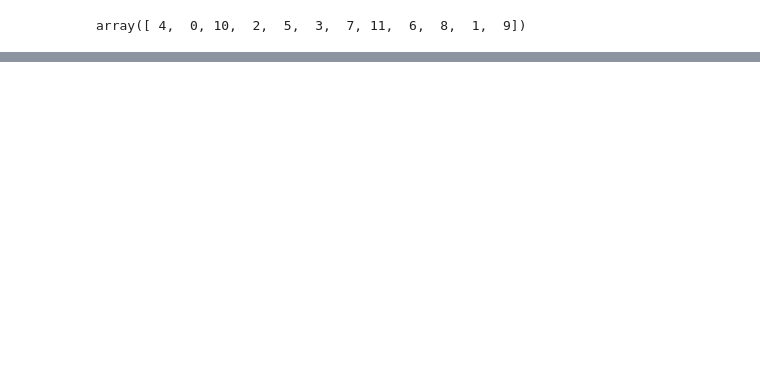
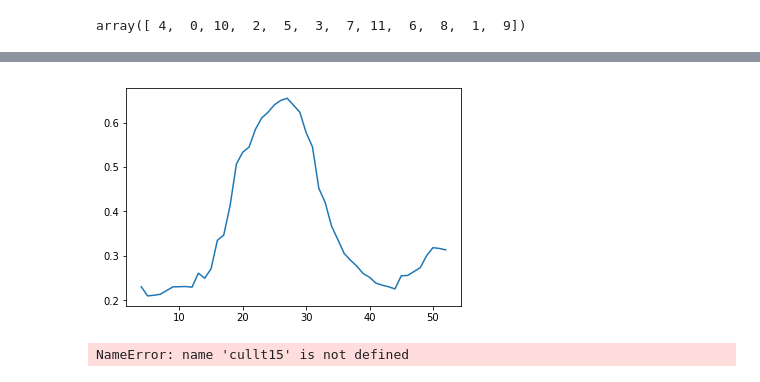
Before and after one commit to DFS-UCU/UkrainianAgriculture, a Jupyter notebook: notebooks/NDVIPrediction.ipynb, the cells around one changed output, grey strips where cells are left out. Cells and saved outputs as stored; diff of their text form; code cells hidden in the pictures; blank space fills up the shorter version.

```diff
--- a/notebooks/NDVIPrediction.ipynb
+++ b/notebooks/NDVIPrediction.ipynb
@@ -150,0 +154,21 @@ plot_all_ndvi(MLPRegressor())
+# %%
+def plot_culture_year(culture, year):
+    df_mean_ndvi = df.groupby(['year', 'culture', 'week']).mean()
+
+    df_yc = df_mean_ndvi[
+        (df_mean_ndvi.index.get_level_values('year') == year) &
+        (df_mean_ndvi.index.get_level_values('culture') == culture)]
+
+    week = df_yc.index.get_level_values('week')
+    ndvi = df_yc['ndvi']
+
+    plt.plot(week, ndvi)
+# %%
+plot_culture_year(4, 2015)
+# %% [output]
+[figure, added]
+# %%
+cult15 = df[df['year'] == 2015]['culture'].unique()
+cullt15
+# %% [output]
+NameError: name 'cullt15' is not defined
```
Also changed, not shown: parts of 5 cells of this notebook.
